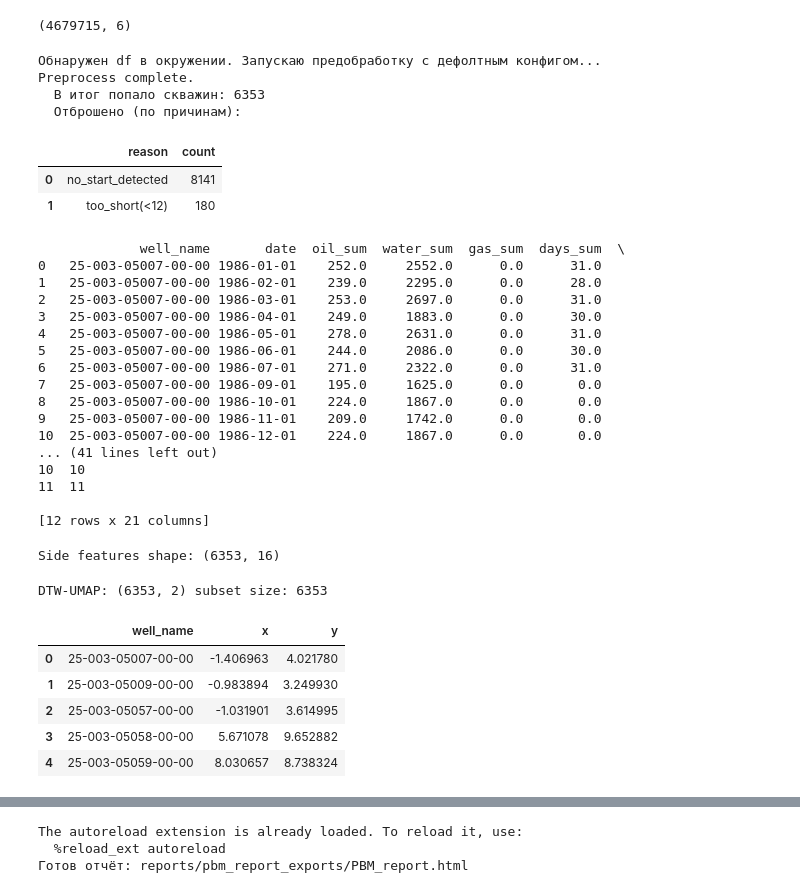
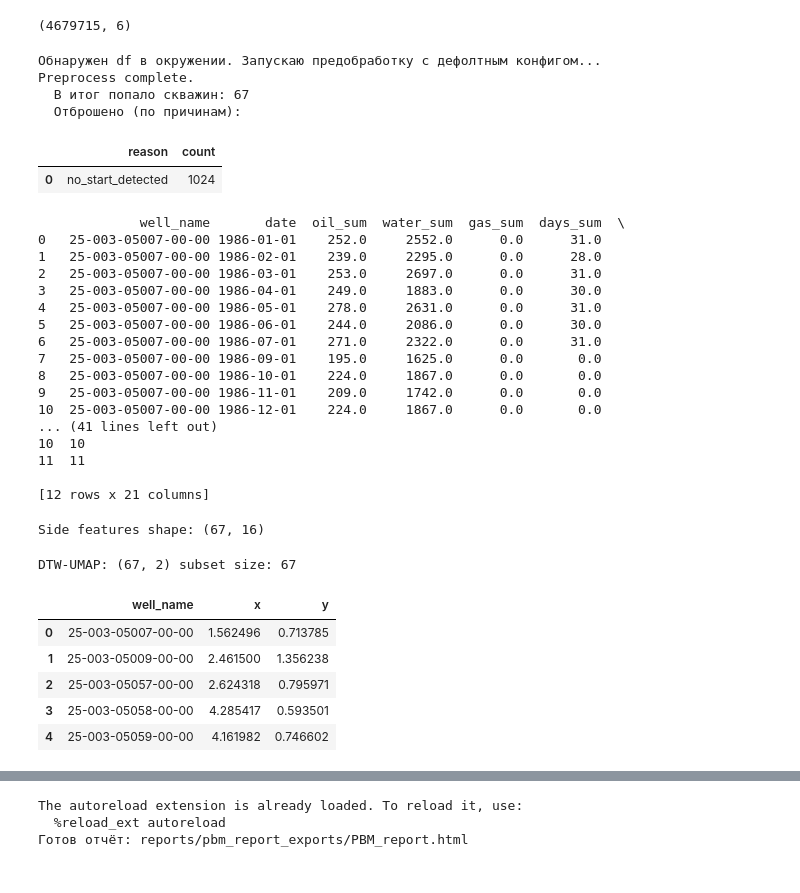
Before and after one commit to ggerasimchuk/manifold_learning, a Jupyter notebook: manifold_learning_with_forecast.ipynb, the cells around one changed output, grey strips where cells are left out. Saved outputs shown, nothing was run; the diff lists cells and outputs as text; code cells hidden in the pictures.

```diff
--- a/manifold_learning_with_forecast.ipynb
+++ b/manifold_learning_with_forecast.ipynb
@@ -52,37 +52,36 @@ Production Behavior Manifold (PBM) — Предобработка профиле
 - Усечение/паддинг до горизонта T
 - Подготовка длинного и «tensor» представления
 
 Код написан так, чтобы безопасно выполняться даже без df в окружении.
 """
 
 from tools.preprocessing import *
 
 if 'df' in globals():
     print("Обнаружен df в окружении. Запускаю предобработку с дефолтным конфигом...")
     cfg = PreprocConfig()
-    out = preprocess_profiles(df, cfg)
+    out = preprocess_profiles(df.head(200000), cfg)
     # Покажем заголовок long-таблицы как предварительный просмотр
     head_preview = out["panel_long"].head(12).copy()
     try:
         # Если доступна вспомогательная функция отображения таблиц — используем её
         import caas_jupyter_tools
         caas_jupyter_tools.display_dataframe_to_user("Предпросмотр panel_long", head_preview)
     except Exception:
         # Иначе просто печатаем
         print(head_preview)
 else:
     print("Готово. Функции предобработки загружены. Для запуска вызовите:")
     print("cfg = PreprocConfig(T=36, min_profile_months=12)")
     print("out = preprocess_profiles(df, cfg)")
     print("panel_long, X = out['panel_long'], out['X']")
 # %% [output]
 Обнаружен df в окружении. Запускаю предобработку с дефолтным конфигом...
 Preprocess complete.
-  В итог попало скважин: 6353
+  В итог попало скважин: 67
   Отброшено (по причинам):
 |  | reason | count |
-| 0 | no_start_detected | 8141 |
-| 1 | too_short(<12) | 180 |
+| 0 | no_start_detected | 1024 |
              well_name       date  oil_sum  water_sum  gas_sum  days_sum  \
 0   25-003-05007-00-00 1986-01-01    252.0     2552.0      0.0      31.0
 1   25-003-05007-00-00 1986-02-01    239.0     2295.0      0.0      28.0
@@ -177,14 +176,14 @@ if 'out' in globals():
 else:
     print("Для примера использования требуется объект 'out' из Шага 1.")
 # %% [output]
-Side features shape: (6353, 16)
+Side features shape: (67, 16)
-DTW-UMAP: (6353, 2) subset size: 6353
+DTW-UMAP: (67, 2) subset size: 67
 |  | well_name | x | y |
-| 0 | 25-003-05007-00-00 | -1.406963 | 4.021780 |
-| 1 | 25-003-05009-00-00 | -0.983894 | 3.249930 |
-| 2 | 25-003-05057-00-00 | -1.031901 | 3.614995 |
-| 3 | 25-003-05058-00-00 | 5.671078 | 9.652882 |
-| 4 | 25-003-05059-00-00 | 8.030657 | 8.738324 |
+| 0 | 25-003-05007-00-00 | 1.562496 | 0.713785 |
+| 1 | 25-003-05009-00-00 | 2.461500 | 1.356238 |
+| 2 | 25-003-05057-00-00 | 2.624318 | 0.795971 |
+| 3 | 25-003-05058-00-00 | 4.285417 | 0.593501 |
+| 4 | 25-003-05059-00-00 | 4.161982 | 0.746602 |
 # %%
 from tools.clustering import *
 
```
Also changed, not shown: parts of 3 cells of this notebook.
